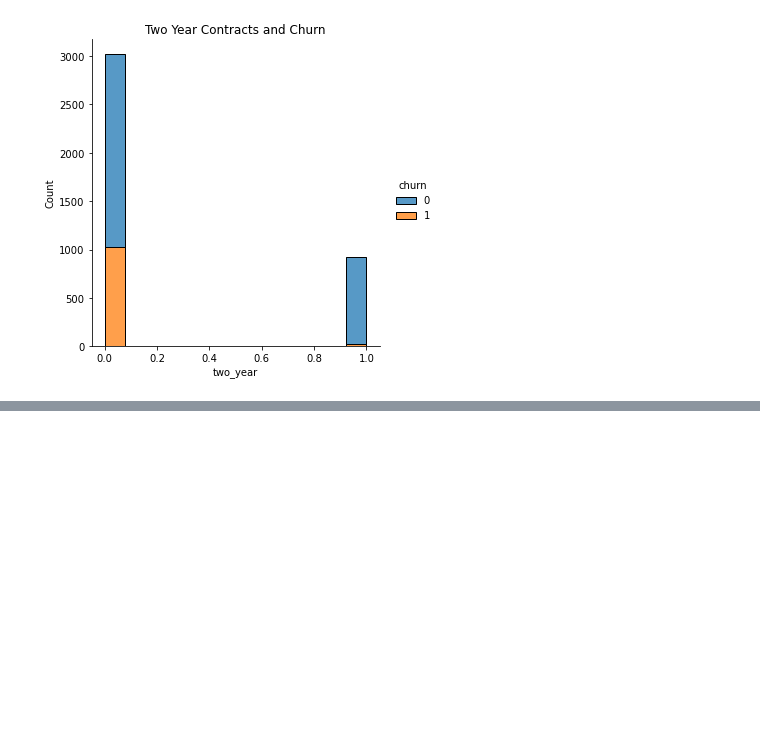
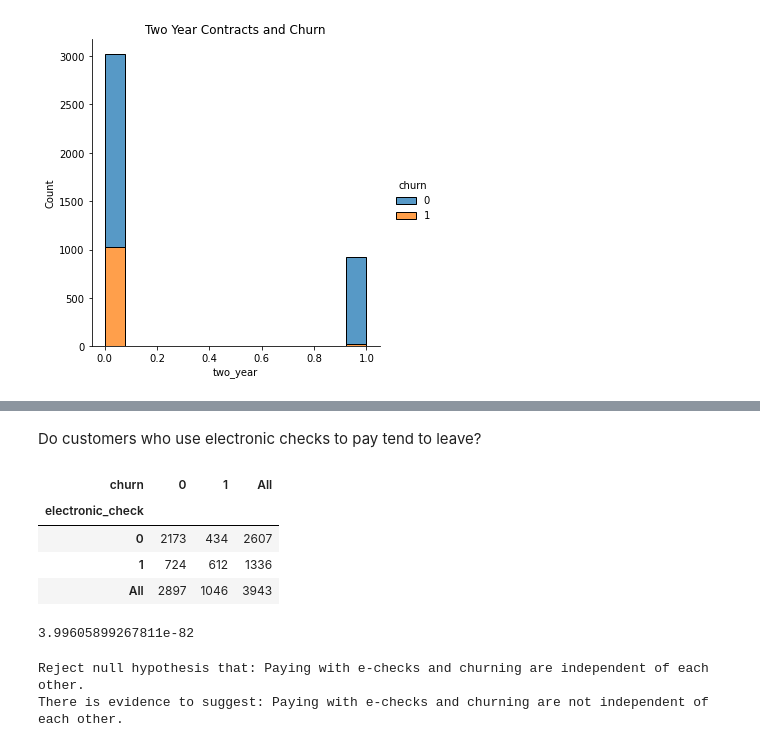
Before and after one commit to annah-vu/classification_project, a Jupyter notebook: exploration.ipynb, the cells around one changed output, grey strips where cells are left out. Saved outputs shown, nothing was run; the diff lists cells and outputs as text; code cells hidden in the pictures; blank space fills up the shorter version.

```diff
--- a/exploration.ipynb
+++ b/exploration.ipynb
@@ -191,0 +330,29 @@ plt.show()
+# %% [markdown]
+Do customers who use electronic checks to pay tend to leave?
+# %%
+null_hypothesis = "Paying with e-checks and churning are independent of each other."
+alternative_hypothesis = "Paying with e-checks and churning are not independent of each other."
+a = 0.05 #a for alpha
+
+observed = pd.crosstab(train.electronic_check, train.churn, margins = True)
+observed
+# %% [output]
+| churn | 0 | 1 | All |
+| electronic_check |  |  |  |
+| 0 | 2173 | 434 | 2607 |
+| 1 | 724 | 612 | 1336 |
+| All | 2897 | 1046 | 3943 |
+# %%
+chi2, p, degf, expected = stats.chi2_contingency(observed)
+p
+# %% [output]
+3.99605899267811e-82
+# %%
+if p < a:
+    print(f'Reject null hypothesis that: {null_hypothesis}')
+    print (f'There is evidence to suggest: {alternative_hypothesis}')
+else:
+    print(f'Fail to reject null hypothesis that: {null_hypothesis} There is not sufficient evidence to reject it.')
+# %% [output]
+Reject null hypothesis that: Paying with e-checks and churning are independent of each other.
+There is evidence to suggest: Paying with e-checks and churning are not independent of each other.
```
Also changed, not shown: parts of 25 cells of this notebook.
